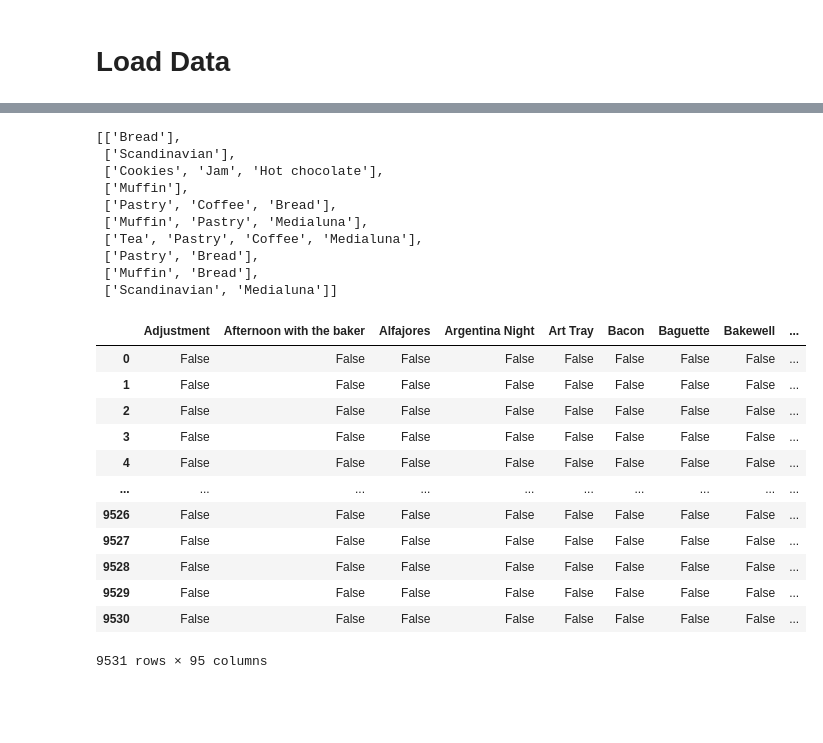
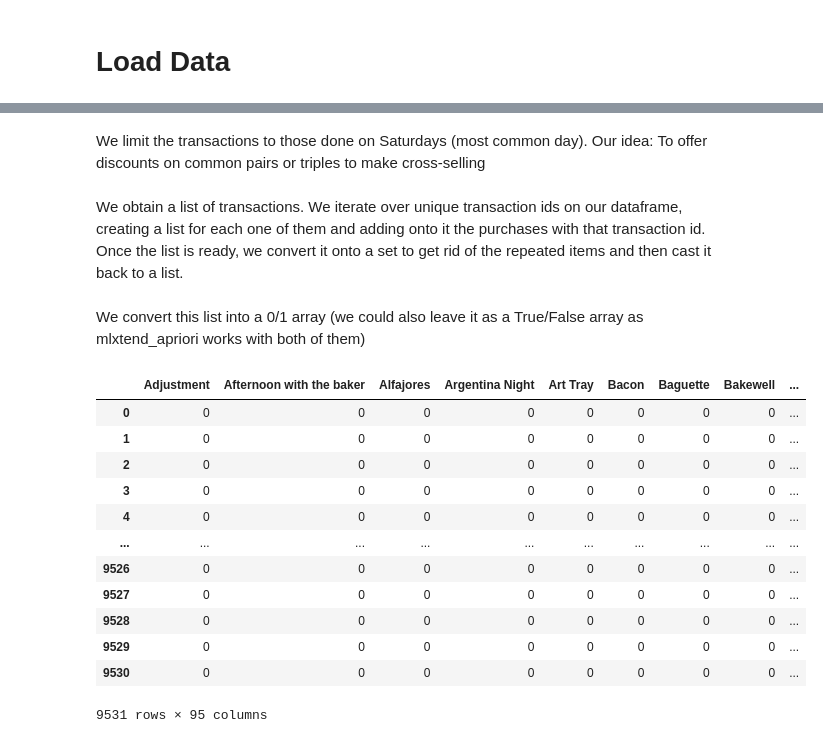
Before and after one commit to Josemvg/Data-Analytics, a Jupyter notebook: Bakery/associationRules/breadBasketAR.ipynb, the cells around one changed output, grey strips where cells are left out. Drawn from its saved outputs; the diff is of its cells as text; code cells hidden in the pictures; blank space fills up the shorter version.

```diff
--- a/Bakery/associationRules/breadBasketAR.ipynb
+++ b/Bakery/associationRules/breadBasketAR.ipynb
@@ -12,37 +16,35 @@ df = pd.read_csv("../datasets/BreadBasket_DMS_DT.csv")
+# %% [markdown]
+We limit the transactions to those done on Saturdays (most common day). Our idea: To offer discounts on common pairs or triples to make cross-selling
+# %%
+df["DateTime"] = pd.to_datetime(df["DateTime"], utc=True)
+df2 = df[df.DateTime.dt.day_name() == "Saturday"]
+# %% [markdown]
+We obtain a list of transactions. We iterate over unique transaction ids on our dataframe, creating a list for each one of them and adding onto it the purchases with that transaction id.
+Once the list is ready, we convert it onto a set to get rid of the repeated items and then cast it back to a list.
 # %%
 transactions=[]
 for item in df['Transaction'].unique():
     itemList = list(set(df[df['Transaction']==item]['Item']))
     transactions.append(itemList)
-
-transactions[0:10]
-# %% [output]
-[['Bread'],
- ['Scandinavian'],
- ['Cookies', 'Jam', 'Hot chocolate'],
- ['Muffin'],
- ['Pastry', 'Coffee', 'Bread'],
- ['Muffin', 'Pastry', 'Medialuna'],
- ['Tea', 'Pastry', 'Coffee', 'Medialuna'],
- ['Pastry', 'Bread'],
- ['Muffin', 'Bread'],
- ['Scandinavian', 'Medialuna']]
+# %% [markdown]
+We convert this list into a 0/1 array (we could also leave it as a True/False array as mlxtend_apriori works with both of them)
 # %%
 te = TransactionEncoder()
 encodedData = te.fit(transactions).transform(transactions)
 basketData = pd.DataFrame(encodedData, columns=te.columns_)
+basketData.replace({False: 0, True: 1}, inplace=True)
 basketData
 # %% [output]
 |  | Adjustment | Afternoon with the baker | Alfajores | Argentina Night | Art Tray | Bacon | Baguette | Bakewell | ... |
-| 0 | False | False | False | False | False | False | False | False | ... |
-| 1 | False | False | False | False | False | False | False | False | ... |
-| 2 | False | False | False | False | False | False | False | False | ... |
-| 3 | False | False | False | False | False | False | False | False | ... |
-| 4 | False | False | False | False | False | False | False | False | ... |
+| 0 | 0 | 0 | 0 | 0 | 0 | 0 | 0 | 0 | ... |
+| 1 | 0 | 0 | 0 | 0 | 0 | 0 | 0 | 0 | ... |
+| 2 | 0 | 0 | 0 | 0 | 0 | 0 | 0 | 0 | ... |
+| 3 | 0 | 0 | 0 | 0 | 0 | 0 | 0 | 0 | ... |
+| 4 | 0 | 0 | 0 | 0 | 0 | 0 | 0 | 0 | ... |
 | ... | ... | ... | ... | ... | ... | ... | ... | ... | ... |
-| 9526 | False | False | False | False | False | False | False | False | ... |
-| 9527 | False | False | False | False | False | False | False | False | ... |
-| 9528 | False | False | False | False | False | False | False | False | ... |
-| 9529 | False | False | False | False | False | False | False | False | ... |
-| 9530 | False | False | False | False | False | False | False | False | ... |
+| 9526 | 0 | 0 | 0 | 0 | 0 | 0 | 0 | 0 | ... |
+| 9527 | 0 | 0 | 0 | 0 | 0 | 0 | 0 | 0 | ... |
+| 9528 | 0 | 0 | 0 | 0 | 0 | 0 | 0 | 0 | ... |
+| 9529 | 0 | 0 | 0 | 0 | 0 | 0 | 0 | 0 | ... |
+| 9530 | 0 | 0 | 0 | 0 | 0 | 0 | 0 | 0 | ... |
 9531 rows × 95 columns
```
Also changed, not shown: parts of 18 cells of this notebook, 1 other file.
